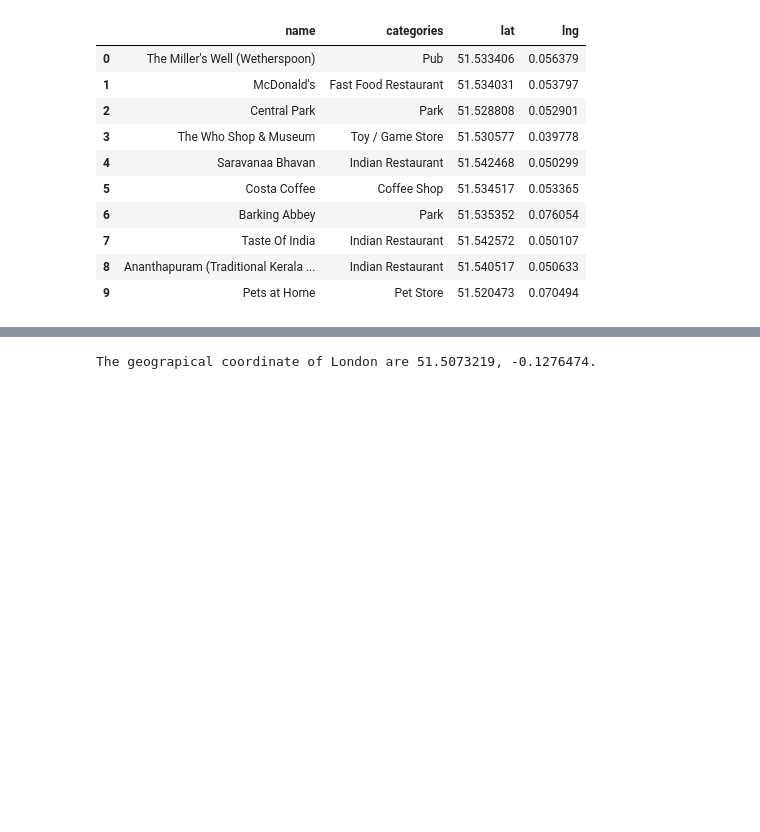
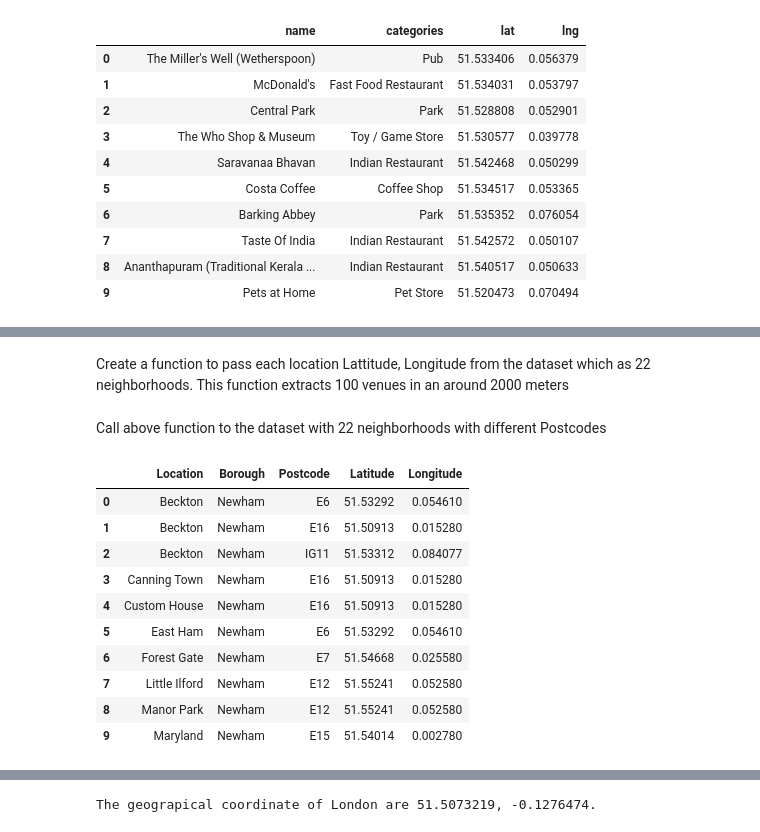
Before and after one commit to madanuprashanth/Coursera_Capstone, a Jupyter notebook: Coursera_Capstone_Project_Week1.ipynb, the cells around one changed output, grey strips where cells are left out. Cells and saved outputs as stored; diff of their text form; code cells hidden in the pictures; blank space fills up the shorter version.

```diff
--- a/Coursera_Capstone_Project_Week1.ipynb
+++ b/Coursera_Capstone_Project_Week1.ipynb
@@ -368,3 +393,5 @@ nearby_venues_eastham_unique.head(5)
+# %% [markdown]
+Create a function to pass each location Lattitude, Longitude from the dataset which as 22 neighborhoods. This function extracts 100 venues in an around 2000 meters
 # %%
 def getNearbyVenues(names, latitudes, longitudes, radius=2000):
 
@@ -404,6 +431,22 @@ def getNearbyVenues(names, latitudes, longitudes, radius=2000):
                   'Venue Category']
 
     return(nearby_venues)
+# %% [markdown]
+Call above function to the dataset with 22 neighborhoods with different Postcodes
+# %%
+df_asian_top3.head(10)
+# %% [output]
+|  | Location | Borough | Postcode | Latitude | Longitude |
+| 0 | Beckton | Newham | E6 | 51.53292 | 0.054610 |
+| 1 | Beckton | Newham | E16 | 51.50913 | 0.015280 |
+| 2 | Beckton | Newham | IG11 | 51.53312 | 0.084077 |
+| 3 | Canning Town | Newham | E16 | 51.50913 | 0.015280 |
+| 4 | Custom House | Newham | E16 | 51.50913 | 0.015280 |
+| 5 | East Ham | Newham | E6 | 51.53292 | 0.054610 |
+| 6 | Forest Gate | Newham | E7 | 51.54668 | 0.025580 |
+| 7 | Little Ilford | Newham | E12 | 51.55241 | 0.052580 |
+| 8 | Manor Park | Newham | E12 | 51.55241 | 0.052580 |
+| 9 | Maryland | Newham | E15 | 51.54014 | 0.002780 |
 # %%
 top_venues = getNearbyVenues(names=df_asian_top3['Location'],
                                    latitudes=df_asian_top3['Latitude'],
```
Also changed, not shown: parts of 31 cells of this notebook.
